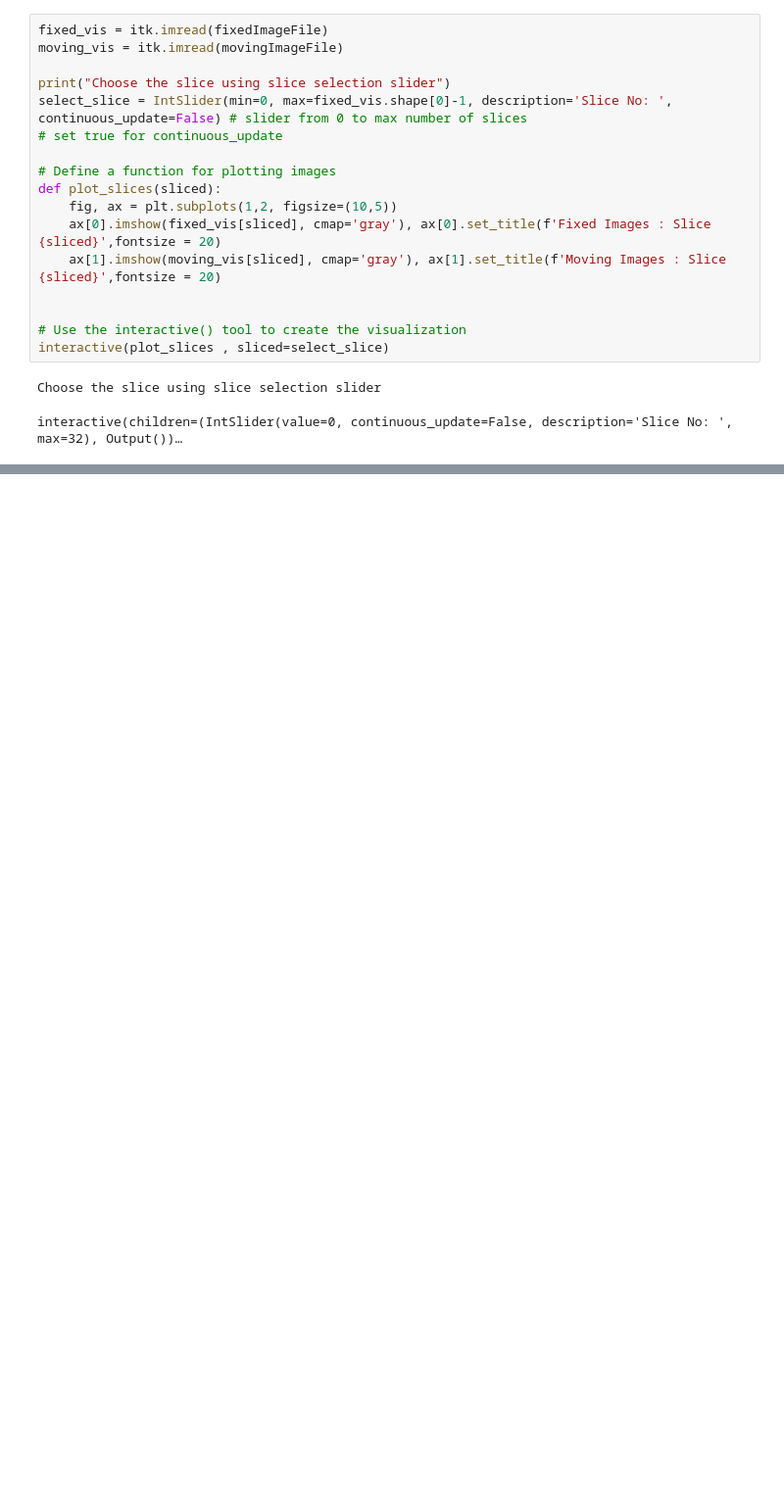
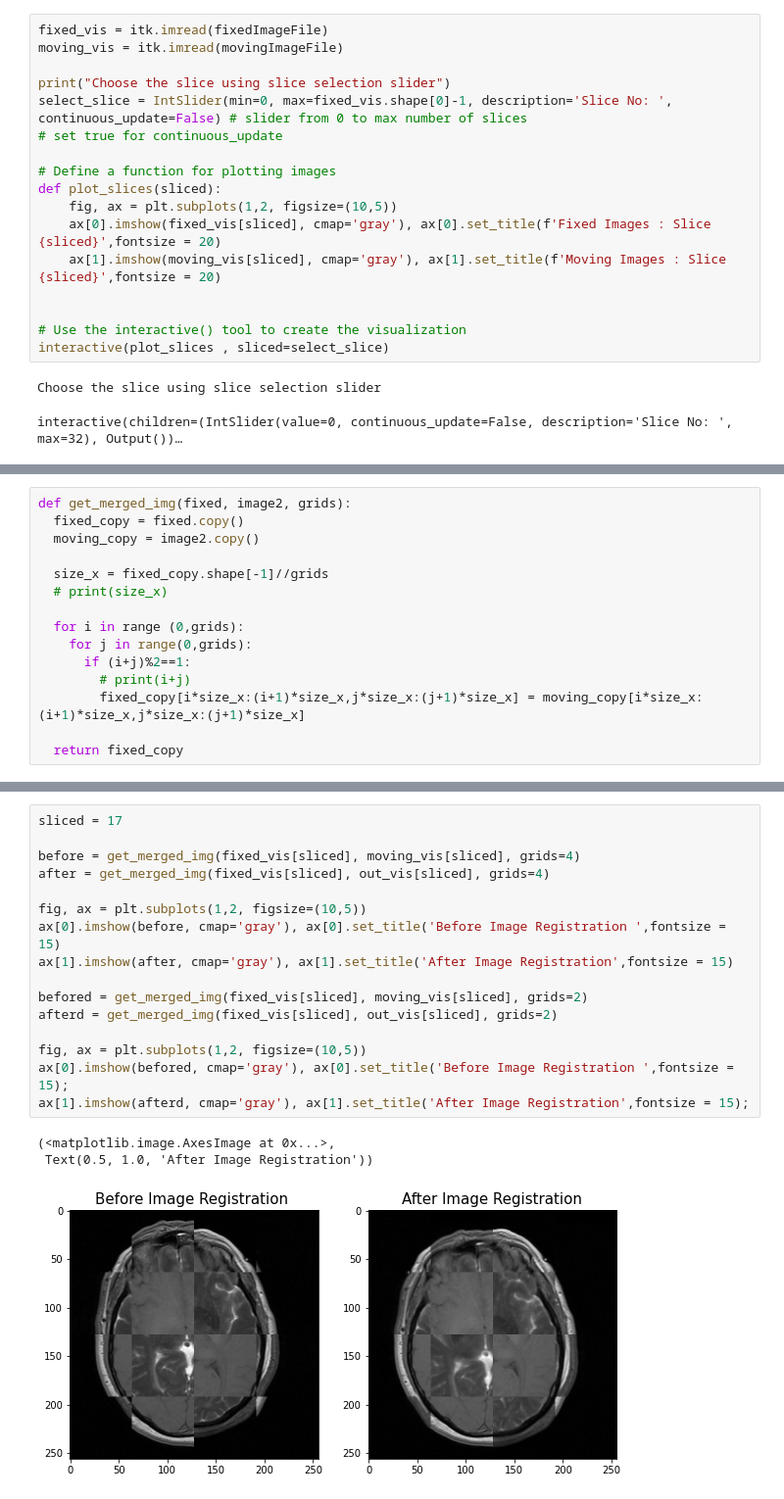
Before and after one commit to Mithunjha/ITK_ImageRegistration3D, a Jupyter notebook: Registration.ipynb, the cells around one changed output, grey strips where cells are left out. Shown at 98% size. Drawn from its saved outputs; the diff is of its cells as text; blank space fills up the shorter version.

```diff
--- a/Registration.ipynb
+++ b/Registration.ipynb
@@ -222,0 +319,15 @@ ax[3].imshow(before_vis[sliced], cmap='gray'), ax[3].set_title('Difference Befor
+# %%
+def get_merged_img(fixed, image2, grids):
+  fixed_copy = fixed.copy()
+  moving_copy = image2.copy()
+
+  size_x = fixed_copy.shape[-1]//grids
+  # print(size_x)
+
+  for i in range (0,grids):
+    for j in range(0,grids):
+      if (i+j)%2==1:
+        # print(i+j)
+        fixed_copy[i*size_x:(i+1)*size_x,j*size_x:(j+1)*size_x] = moving_copy[i*size_x:(i+1)*size_x,j*size_x:(j+1)*size_x]
+
+  return fixed_copy
@@ -222,0 +355,20 @@ ax[3].imshow(before_vis[sliced], cmap='gray'), ax[3].set_title('Difference Befor
+# %%
+sliced = 17
+
+before = get_merged_img(fixed_vis[sliced], moving_vis[sliced], grids=4)
+after = get_merged_img(fixed_vis[sliced], out_vis[sliced], grids=4)
+
+fig, ax = plt.subplots(1,2, figsize=(10,5))
+ax[0].imshow(before, cmap='gray'), ax[0].set_title('Before Image Registration ',fontsize = 15)
+ax[1].imshow(after, cmap='gray'), ax[1].set_title('After Image Registration',fontsize = 15)
+
+befored = get_merged_img(fixed_vis[sliced], moving_vis[sliced], grids=2)
+afterd = get_merged_img(fixed_vis[sliced], out_vis[sliced], grids=2)
+
+fig, ax = plt.subplots(1,2, figsize=(10,5))
+ax[0].imshow(befored, cmap='gray'), ax[0].set_title('Before Image Registration ',fontsize = 15);
+ax[1].imshow(afterd, cmap='gray'), ax[1].set_title('After Image Registration',fontsize = 15);
+# %% [output]
+(<matplotlib.image.AxesImage at 0x...>,
+ Text(0.5, 1.0, 'After Image Registration'))
+[figure, added]
```
Also changed, not shown: parts of 18 cells of this notebook.
